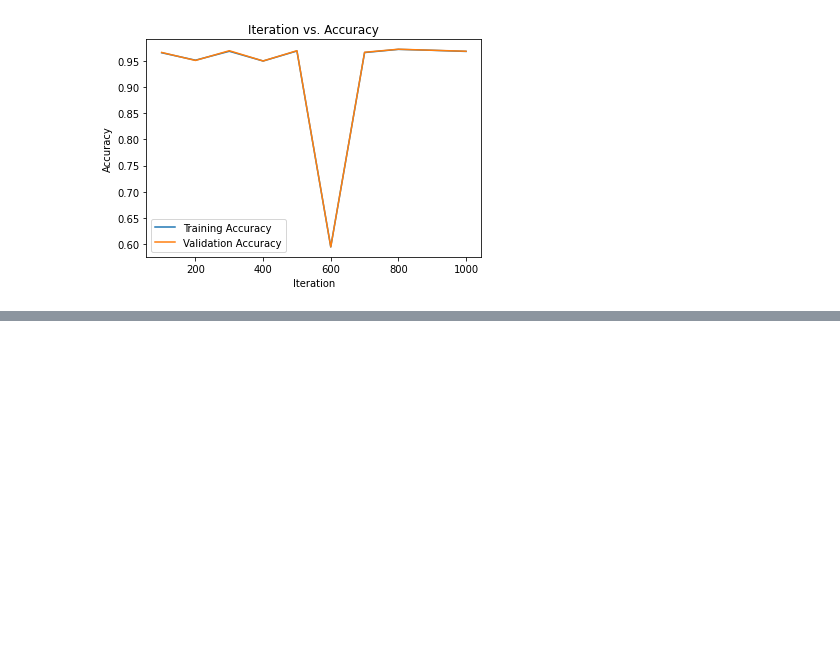
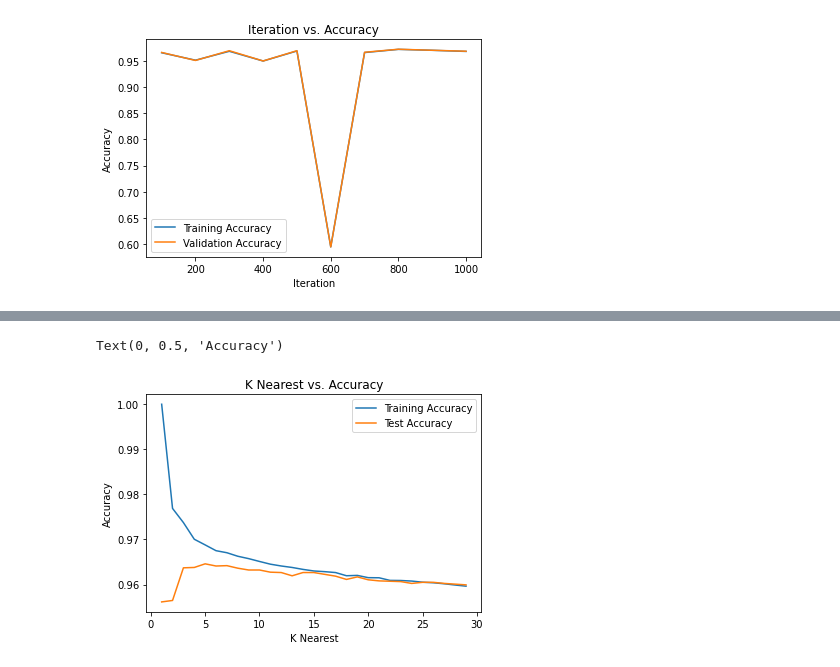
Before and after one commit to Jenil-Vekaria/StellarClassification, a Jupyter notebook: Classification.ipynb, the cells around one changed output, grey strips where cells are left out. Cells and saved outputs as stored; diff of their text form; code cells hidden in the pictures; blank space fills up the shorter version.

```diff
--- a/Classification.ipynb
+++ b/Classification.ipynb
@@ -218,0 +244,23 @@ testAcc
+# %%
+# Test Accuracy vs Iterations
+testAcc = []
+trainAcc = []
+validAcc = []
+
+for k in range(1,30):
+    KNN = KNeighborsClassifier(n_neighbors=k)
+    KNN = KNN.fit(dataTrain, classTrain)
+
+    # Training Accuracy
+    accuracy = predict(KNN, dataTrain, classTrain)
+    trainAcc.append(accuracy)
+
+    # Test Accuracy
+    accuracy = predict(KNN, dataTest, classTest)
+    testAcc.append(accuracy)
+
+    # Validation Accuracy
+    accuracy = predict(KNN, dataValid, classValid)
+    validAcc.append(accuracy)
+
+    print("Completed ", k, "/30")
@@ -218,0 +301,11 @@ testAcc
+# %%
+k = list(range(1,30))
+
+plt.plot(k,trainAcc,'-',k,testAcc,'-')
+plt.legend(['Training Accuracy','Test Accuracy'])
+plt.title("K Nearest vs. Accuracy")
+plt.xlabel('K Nearest')
+plt.ylabel('Accuracy')
+# %% [output]
+Text(0, 0.5, 'Accuracy')
+[figure, added]
```
Also changed, not shown: parts of 14 cells of this notebook, 2 other files.
